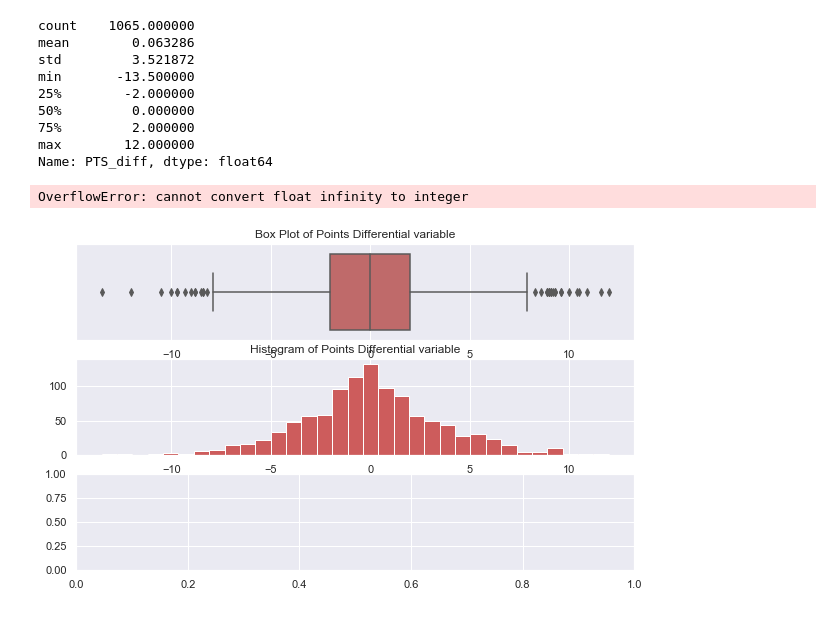
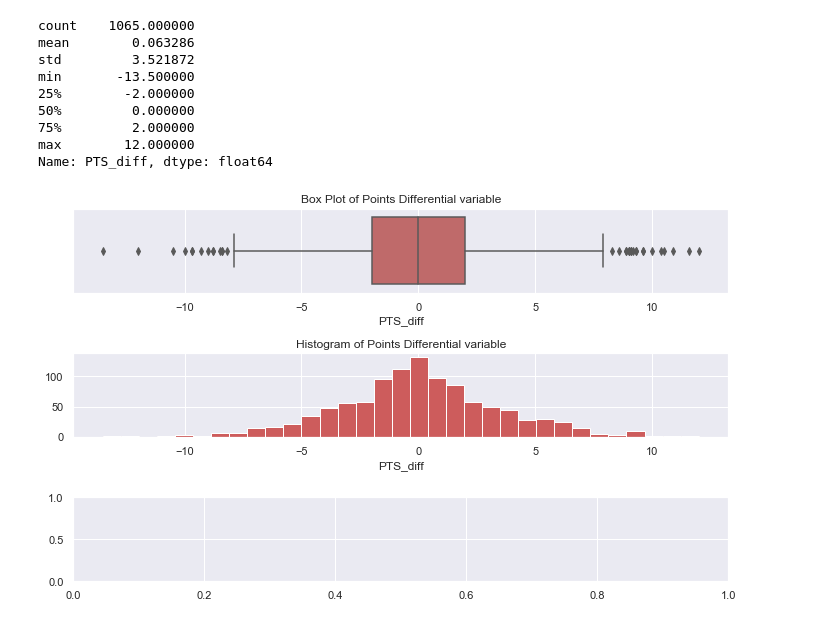
Before and after one commit to coleppert/NBA_AllStar_Prediction_Model, a Jupyter notebook: EDA-FeatureEngineering/Exploratory Data Analysis.ipynb, the cells around one changed output. Saved outputs shown, nothing was run; the diff lists cells and outputs as text; code cells hidden in the pictures.

```diff
--- a/EDA-FeatureEngineering/Exploratory Data Analysis.ipynb
+++ b/EDA-FeatureEngineering/Exploratory Data Analysis.ipynb
@@ -63,5 +63,5 @@ print(df['all_star'].value_counts())
 0    954
 1    111
 Name: all_star, dtype: int64
-# %%
-df['all_star_labels'] = df['all_star'].apply(lambda x: 'All Star' if x == 1 else 'Not an All Star')
+# %%
+df = df.astype({"all_":'category'})
@@ -1126,20 +1128,21 @@ min       -13.500000
 75%         2.000000
 max        12.000000
 Name: PTS_diff, dtype: float64
+# %%
+df = df.replace([np.inf, -np.inf], np.nan).dropna(subset=["PTS_diff"], how="all")
 # %%
 f, ax = plt.subplots(3, figsize=(10,6))
 
 sns.set(rc={'figure.figsize':(12,8)})
 sns.boxplot(x=df['PTS_diff'], ax = ax[0], color='indianred')
 ax[0].set_title("Box Plot of Points Differential variable")
 sns.distplot(a=df['PTS_diff'], kde = False, ax = ax[1], color='indianred', hist_kws=dict(alpha=1))
 ax[1].set_title("Histogram of Points Differential variable")
-sns.distplot(a=np.log1p(df['PTS_diff']), kde = False, ax = ax[2], color='indianred', hist_kws=dict(alpha=1))
-ax[2].set_title("Log1p transformed Points Differential Histogram")
+#sns.distplot(a=np.log1p(df['PTS_diff']), kde = False, ax = ax[2], color='indianred', hist_kws=dict(alpha=1))
+#ax[2].set_title("Log1p transformed Points Differential Histogram")
 f.tight_layout()
 # %% [output]
-OverflowError: cannot convert float infinity to integer
-[figure, old version]
+[figure, new version]
 # %%
 sns.catplot(x="PTS_diff", y="all_star_labels",
             kind="violin", data=df);
```
Also changed, not shown: parts of 11 cells of this notebook.
